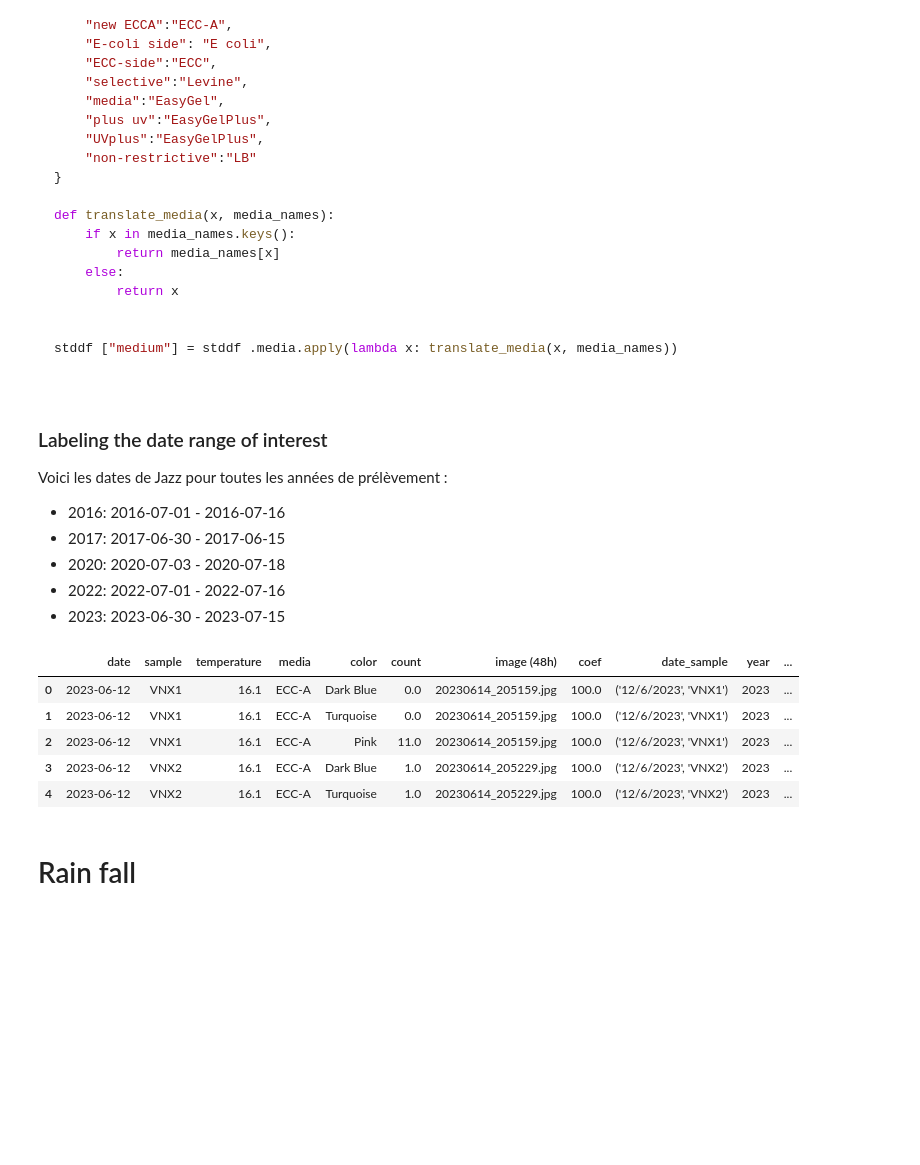
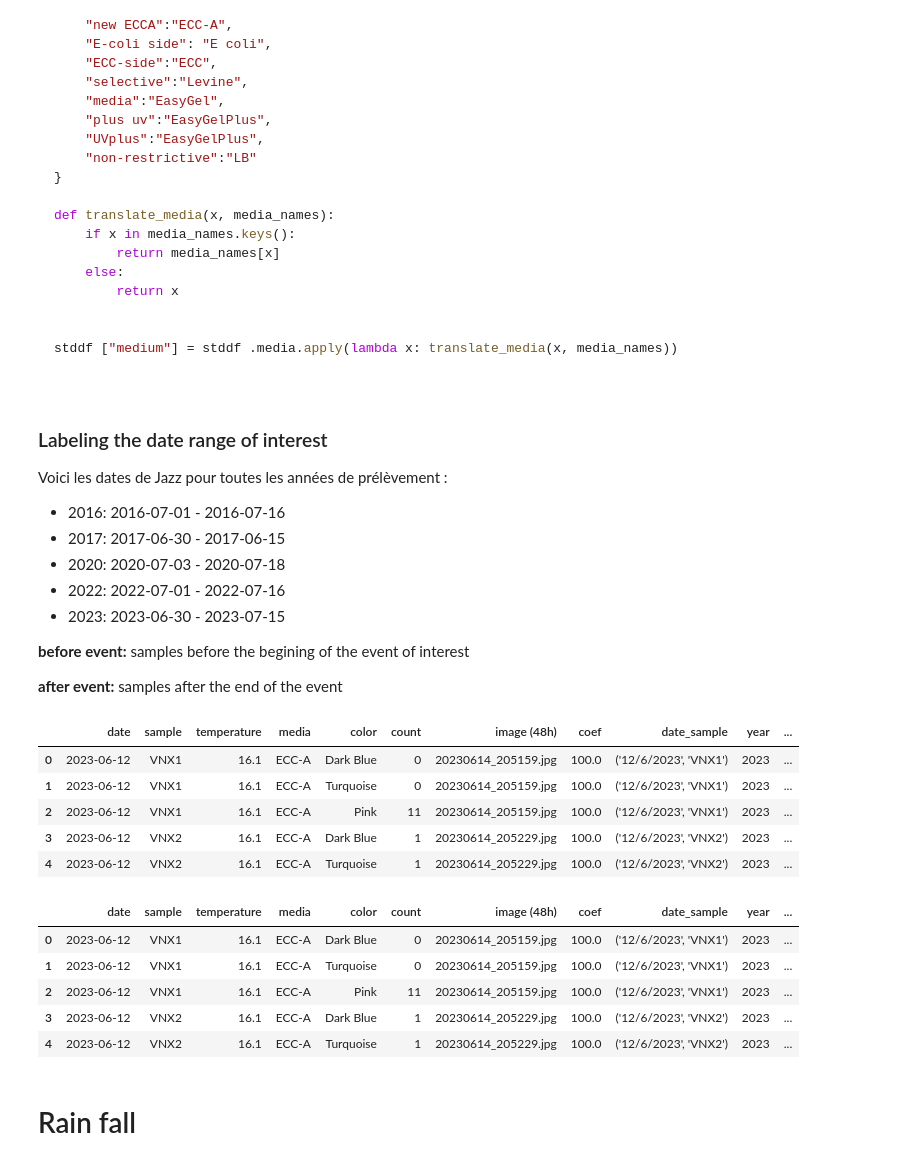
Before and after one commit to hammerdirt-analyst/qualite-deau, a Jupyter notebook: data_standardization.ipynb, the cells around one changed output. Drawn from its saved outputs; the diff is of its cells as text; code cells hidden in the pictures; blank space fills up the shorter version.

Commit message:
revised sample output

```diff
--- a/data_standardization.ipynb
+++ b/data_standardization.ipynb
@@ -58,7 +58,10 @@ The format of the survey data prior to processing. The result of the collaborati
 # %%
 stddf = pd.read_csv("data/end/survey_data_2020_2023.csv")
 stddf['date'] = pd.to_datetime(stddf["date"])
-stddf["date"] = stddf["date"].dt.date
+# stddf["year"] = stddf["year"].astype("str")
+# stddf["year"] = stddf["date"].dt.year
+# stddf.drop_duplicates(["date", "sample", "label", "medium", "year"], inplace=True)
+# stddf["year"] = stddf["year"].astype("str")
 stddf.head()
 # %% [output]
 |  | date | sample | temperature | media | color | count | image (48h) | coef | date_sample | year | ... |
@@ -172,6 +166,19 @@ Voici les dates de Jazz pour toutes les années de prélèvement :
 * 2020: 2020-07-03 - 2020-07-18
 * 2022: 2022-07-01 - 2022-07-16
 * 2023: 2023-06-30 - 2023-07-15
+
+__before event:__ samples before the begining of the event of interest
+
+__after event:__ samples after the end of the event
+# %%
+stddf.head()
+# %% [output]
+|  | date | sample | temperature | media | color | count | image (48h) | coef | date_sample | year | ... |
+| 0 | 2023-06-12 | VNX1 | 16.1 | ECC-A | Dark Blue | 0 | 20230614_205159.jpg | 100.0 | ('12/6/2023', 'VNX1') | 2023 | ... |
+| 1 | 2023-06-12 | VNX1 | 16.1 | ECC-A | Turquoise | 0 | 20230614_205159.jpg | 100.0 | ('12/6/2023', 'VNX1') | 2023 | ... |
+| 2 | 2023-06-12 | VNX1 | 16.1 | ECC-A | Pink | 11 | 20230614_205159.jpg | 100.0 | ('12/6/2023', 'VNX1') | 2023 | ... |
+| 3 | 2023-06-12 | VNX2 | 16.1 | ECC-A | Dark Blue | 1 | 20230614_205229.jpg | 100.0 | ('12/6/2023', 'VNX2') | 2023 | ... |
+| 4 | 2023-06-12 | VNX2 | 16.1 | ECC-A | Turquoise | 1 | 20230614_205229.jpg | 100.0 | ('12/6/2023', 'VNX2') | 2023 | ... |
 # %%
 # mask the date ranges
 import datetime as dt
@@ -179,21 +186,33 @@ import datetime as dt
 def make_date_object(x):
     return dt.datetime.strptime(x, "%Y-%m-%d")
 
-# y1 = (stddf ['date'] >= make_date_object("2020-07-03" )) & (stddf ['date'] <= make_date_object("2020-07-18"))
-# y2 = (stddf ['date'] >= make_date_object("2022-07-01" )) & (stddf ['date'] <= make_date_object("2022-07-16"))
-# y3 = (stddf ['date'] >= make_date_object("2023-06-30" )) & (stddf ['date'] <= make_date_object("2023-07-15"))
+# # stddf["before event"] = False
+# # stddf["after event"] = False
+df["event"] = False
+event_mask = (df['date'] >= pd.Timestamp("2020-07-01")) & (df['date'] > pd.Timestamp("2020-07-16"))
+df.loc[event_mask, "event"] = True
 
-# stddf .loc[y1, "isjazz"] = True
-# stddf .loc[y2, "isjazz"] = True
-# stddf .loc[y3, "isjazz"] = True
-stddf .head()
+df["before event"] = False
+df["after event"] = False
+
+df.loc[ (df['date'] < pd.Timestamp("2020-07-01")), "before event"] = True
+df.loc[ (df['date'] > pd.Timestamp("2020-07-16")), "after event"] = True
+
+# stddf["year"] = stddf["year"].astype("str")
+# stddf.rename(columns={"isjazz": "event"}, inplace=True)
+
+# stddf.loc[(stddf["year"] == "2022") & (stddf['date'] < pd.Timestamp("2022-07-01")), "before event"] = True
+# stddf.loc[(stddf["year"] == "2023") & (stddf['date'] < pd.Timestamp("2023-06-30")), "before event"] = True
+# stddf.loc[(stddf["year"] == "2022") & (stddf['date'] > pd.Timestamp("2022-07-16")), "after event"] = True
+# stddf.loc[(stddf["year"] == "2023") & (stddf['date'] > pd.Timestamp("2023-07-15")), "after event"] = True
+stddf.head()
 # %% [output]
 |  | date | sample | temperature | media | color | count | image (48h) | coef | date_sample | year | ... |
-| 0 | 2023-06-12 | VNX1 | 16.1 | ECC-A | Dark Blue | 0.0 | 20230614_205159.jpg | 100.0 | ('12/6/2023', 'VNX1') | 2023 | ... |
-| 1 | 2023-06-12 | VNX1 | 16.1 | ECC-A | Turquoise | 0.0 | 20230614_205159.jpg | 100.0 | ('12/6/2023', 'VNX1') | 2023 | ... |
-| 2 | 2023-06-12 | VNX1 | 16.1 | ECC-A | Pink | 11.0 | 20230614_205159.jpg | 100.0 | ('12/6/2023', 'VNX1') | 2023 | ... |
-| 3 | 2023-06-12 | VNX2 | 16.1 | ECC-A | Dark Blue | 1.0 | 20230614_205229.jpg | 100.0 | ('12/6/2023', 'VNX2') | 2023 | ... |
-| 4 | 2023-06-12 | VNX2 | 16.1 | ECC-A | Turquoise | 1.0 | 20230614_205229.jpg | 100.0 | ('12/6/2023', 'VNX2') | 2023 | ... |
+| 0 | 2023-06-12 | VNX1 | 16.1 | ECC-A | Dark Blue | 0 | 20230614_205159.jpg | 100.0 | ('12/6/2023', 'VNX1') | 2023 | ... |
+| 1 | 2023-06-12 | VNX1 | 16.1 | ECC-A | Turquoise | 0 | 20230614_205159.jpg | 100.0 | ('12/6/2023', 'VNX1') | 2023 | ... |
+| 2 | 2023-06-12 | VNX1 | 16.1 | ECC-A | Pink | 11 | 20230614_205159.jpg | 100.0 | ('12/6/2023', 'VNX1') | 2023 | ... |
+| 3 | 2023-06-12 | VNX2 | 16.1 | ECC-A | Dark Blue | 1 | 20230614_205229.jpg | 100.0 | ('12/6/2023', 'VNX2') | 2023 | ... |
+| 4 | 2023-06-12 | VNX2 | 16.1 | ECC-A | Turquoise | 1 | 20230614_205229.jpg | 100.0 | ('12/6/2023', 'VNX2') | 2023 | ... |
 # %%
 # translate colors
 def translate_colors(x, bioindicators, coliforms, other):
```
Also changed, not shown: parts of 18 cells of this notebook, 6 other files.
